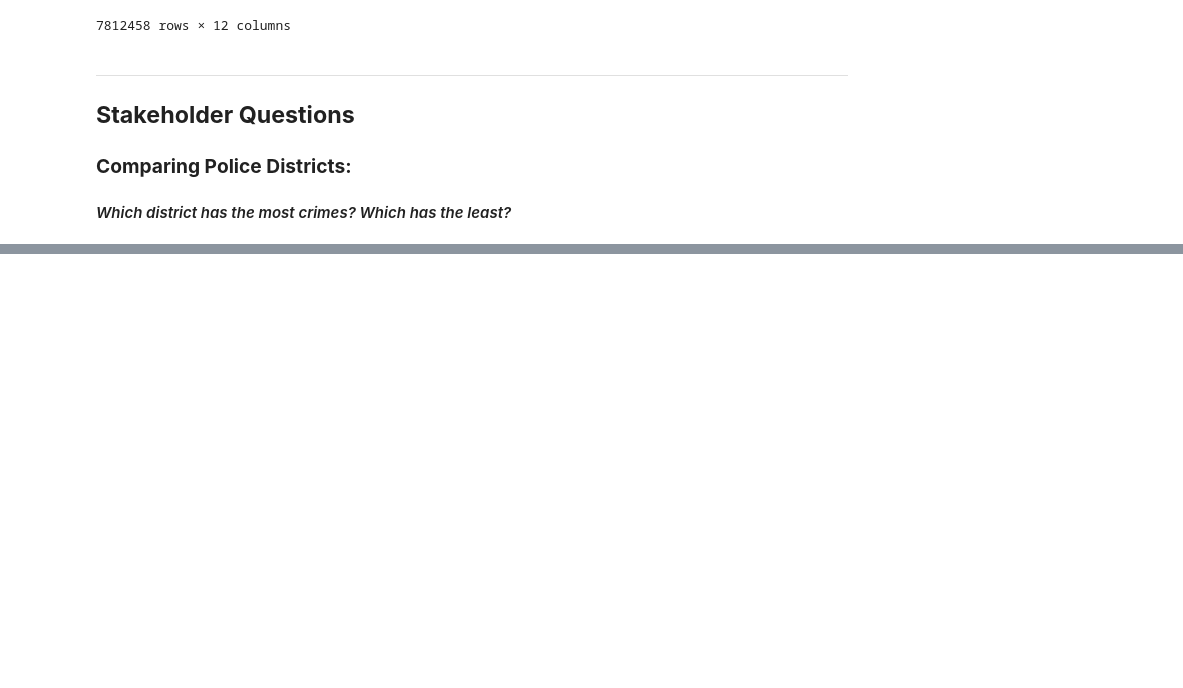
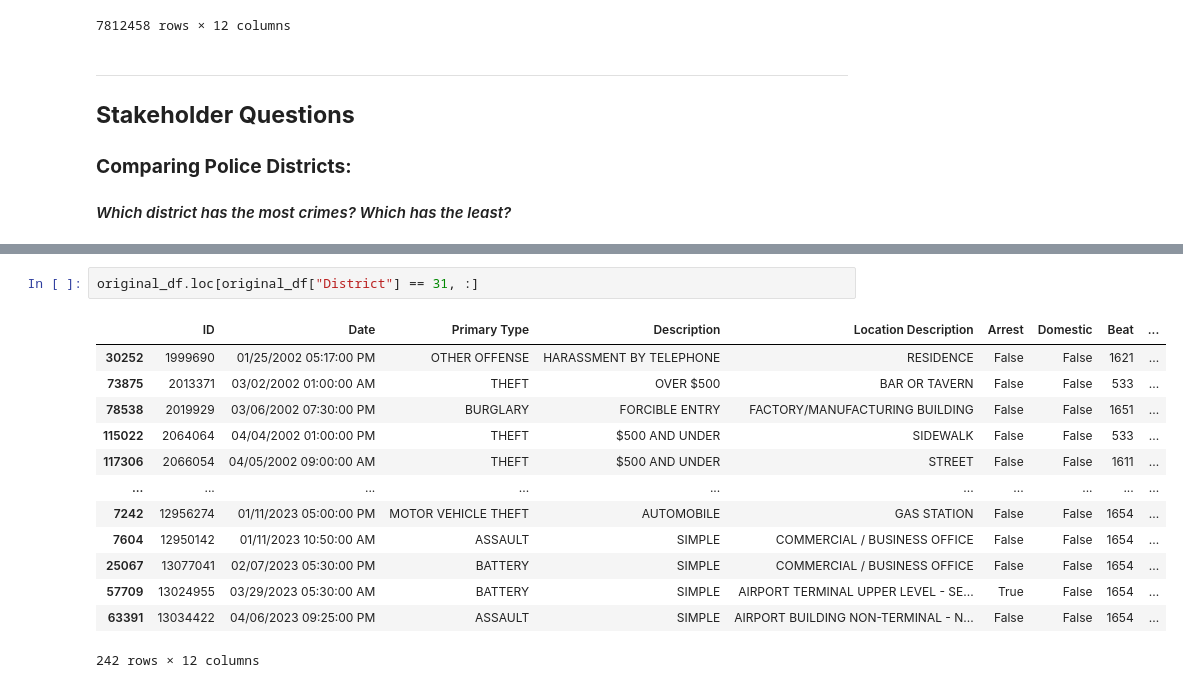
Before and after one commit to john-a-dixon/chicago-crime-time-series, a Jupyter notebook: chicago-crime-time-series.ipynb, the cells around one changed output, grey strips where cells are left out. Cells and saved outputs as stored; diff of their text form; blank space fills up the shorter version.

```diff
--- a/chicago-crime-time-series.ipynb
+++ b/chicago-crime-time-series.ipynb
@@ -42,0 +70,16 @@ original_df
+# %%
+original_df.loc[original_df["District"] == 31, :]
+# %% [output]
+|  | ID | Date | Primary Type | Description | Location Description | Arrest | Domestic | Beat | ... |
+| 30252 | 1999690 | 01/25/2002 05:17:00 PM | OTHER OFFENSE | HARASSMENT BY TELEPHONE | RESIDENCE | False | False | 1621 | ... |
+| 73875 | 2013371 | 03/02/2002 01:00:00 AM | THEFT | OVER $500 | BAR OR TAVERN | False | False | 533 | ... |
+| 78538 | 2019929 | 03/06/2002 07:30:00 PM | BURGLARY | FORCIBLE ENTRY | FACTORY/MANUFACTURING BUILDING | False | False | 1651 | ... |
+| 115022 | 2064064 | 04/04/2002 01:00:00 PM | THEFT | $500 AND UNDER | SIDEWALK | False | False | 533 | ... |
+| 117306 | 2066054 | 04/05/2002 09:00:00 AM | THEFT | $500 AND UNDER | STREET | False | False | 1611 | ... |
+| ... | ... | ... | ... | ... | ... | ... | ... | ... | ... |
+| 7242 | 12956274 | 01/11/2023 05:00:00 PM | MOTOR VEHICLE THEFT | AUTOMOBILE | GAS STATION | False | False | 1654 | ... |
+| 7604 | 12950142 | 01/11/2023 10:50:00 AM | ASSAULT | SIMPLE | COMMERCIAL / BUSINESS OFFICE | False | False | 1654 | ... |
+| 25067 | 13077041 | 02/07/2023 05:30:00 PM | BATTERY | SIMPLE | COMMERCIAL / BUSINESS OFFICE | False | False | 1654 | ... |
+| 57709 | 13024955 | 03/29/2023 05:30:00 AM | BATTERY | SIMPLE | AIRPORT TERMINAL UPPER LEVEL - SE... | True | False | 1654 | ... |
+| 63391 | 13034422 | 04/06/2023 09:25:00 PM | ASSAULT | SIMPLE | AIRPORT BUILDING NON-TERMINAL - N... | False | False | 1654 | ... |
+242 rows × 12 columns
```
Also changed, not shown: parts of 9 cells of this notebook.
